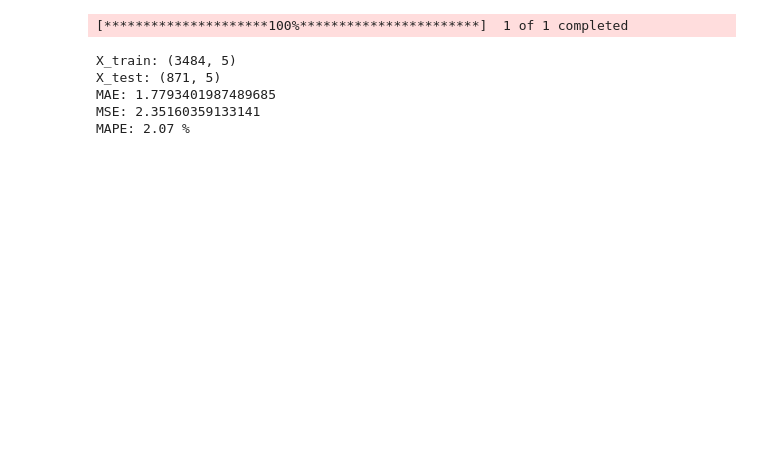
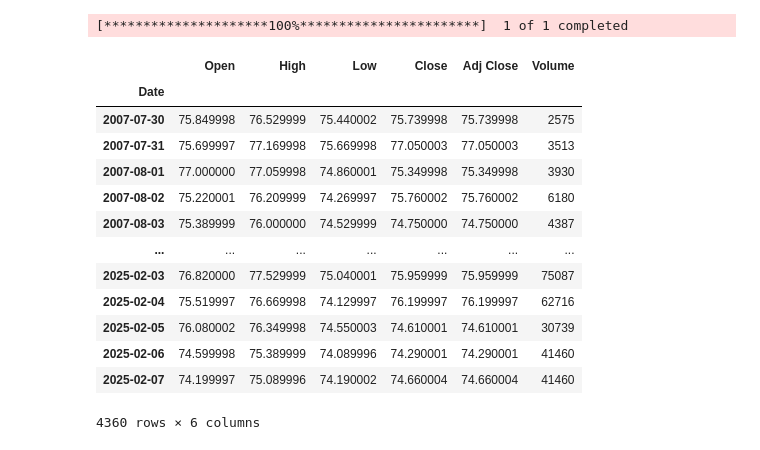
Before and after one commit to willdevsp/fiap-tech-challenge-pos-tech-data-analytics, a Jupyter notebook: Fase4/modelo_petroleo.ipynb, the cells around one changed output. Drawn from its saved outputs; the diff is of its cells as text; code cells hidden in the pictures; blank space fills up the shorter version.

```diff
--- a/Fase4/modelo_petroleo.ipynb
+++ b/Fase4/modelo_petroleo.ipynb
@@ -16,6 +16,24 @@ from sklearn.metrics import mean_absolute_error, root_mean_squared_error, mean_a
 import xgboost as xgb
 # %%
 rcParams['figure.figsize'] = 12, 5
+# %%
+yf.download("BZ=F", start="2005-01-01")
+# %% [output]
+[*********************100%***********************]  1 of 1 completed
+|  | Open | High | Low | Close | Adj Close | Volume |
+| Date |  |  |  |  |  |  |
+| 2007-07-30 | 75.849998 | 76.529999 | 75.440002 | 75.739998 | 75.739998 | 2575 |
+| 2007-07-31 | 75.699997 | 77.169998 | 75.669998 | 77.050003 | 77.050003 | 3513 |
+| 2007-08-01 | 77.000000 | 77.059998 | 74.860001 | 75.349998 | 75.349998 | 3930 |
+| 2007-08-02 | 75.220001 | 76.209999 | 74.269997 | 75.760002 | 75.760002 | 6180 |
+| 2007-08-03 | 75.389999 | 76.000000 | 74.529999 | 74.750000 | 74.750000 | 4387 |
+| ... | ... | ... | ... | ... | ... | ... |
+| 2025-02-03 | 76.820000 | 77.529999 | 75.040001 | 75.959999 | 75.959999 | 75087 |
+| 2025-02-04 | 75.519997 | 76.669998 | 74.129997 | 76.199997 | 76.199997 | 62716 |
+| 2025-02-05 | 76.080002 | 76.349998 | 74.550003 | 74.610001 | 74.610001 | 30739 |
+| 2025-02-06 | 74.599998 | 75.389999 | 74.089996 | 74.290001 | 74.290001 | 41460 |
+| 2025-02-07 | 74.199997 | 75.089996 | 74.190002 | 74.660004 | 74.660004 | 41460 |
+4360 rows × 6 columns
 # %%
 class ForecastPetroleo():
     def __init__(self, ticker="BZ=F"):
@@ -150,24 +133,0 @@ class ForecastPetroleo():
-# %%
-f = ForecastPetroleo()
-
-
-fittado = f.fit()
-X_train, X_test, y_train, y_test = fittado.prepare_data()
-
-
-reg = xgb.XGBRegressor(objective="reg:squarederror")
-reg.fit(X_train, y_train)
-
-predict_values = reg.predict(X_test)
-
-predict_values
-
-metrics = fittado.calculate_metrics(y_true=predict_values, y_pred=y_test.values)
-fittado.print_metrics(metrics)
-# %% [output]
-[*********************100%***********************]  1 of 1 completed
-X_train: (3484, 5)
-X_test: (871, 5)
-MAE: 1.7793401987489685
-MSE: 2.35160359133141
-MAPE: 2.07 %
```
Also changed, not shown: parts of 3 cells of this notebook, 1 other file.
